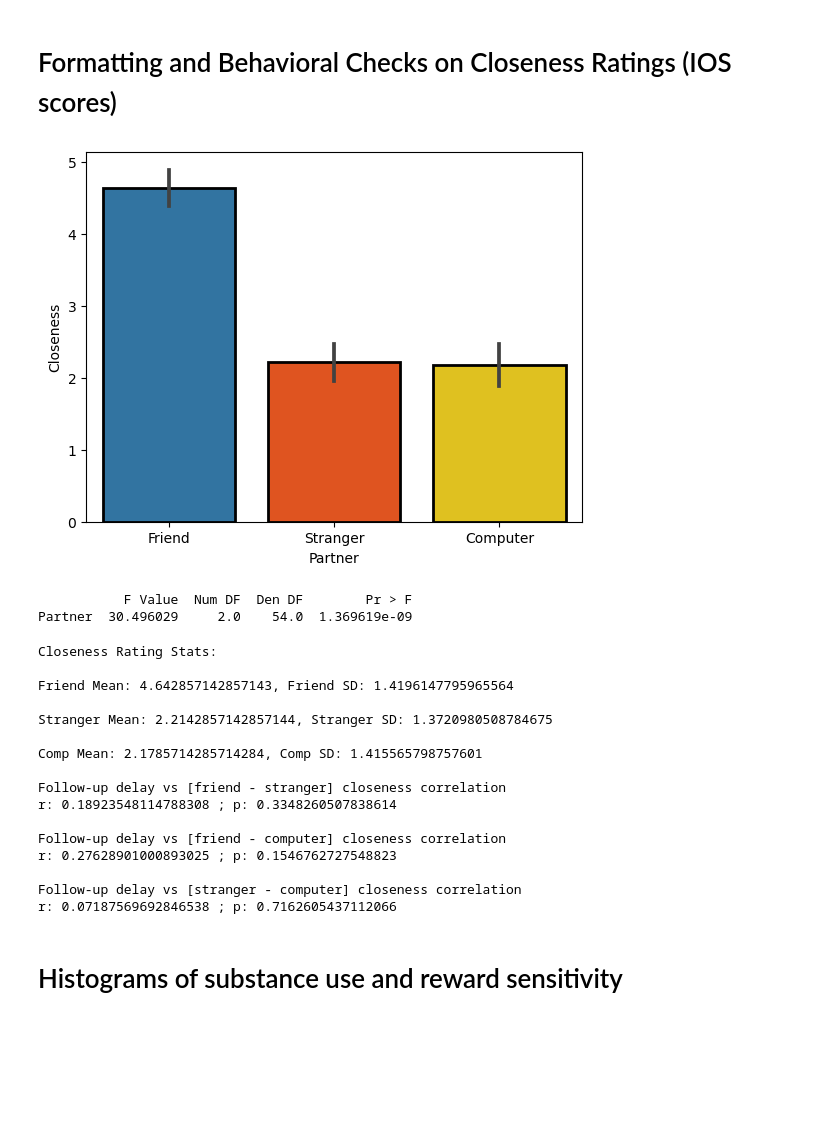
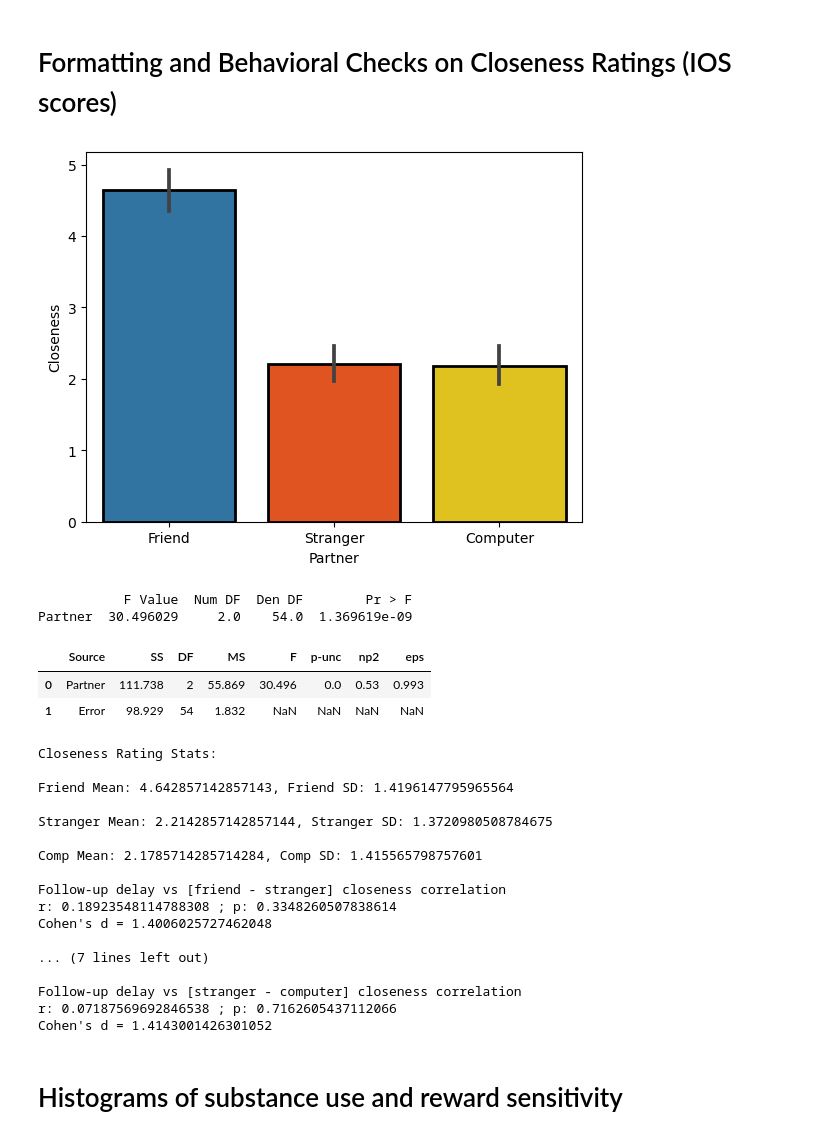
Before and after one commit to DVS-Lab/istart-sharedreward, a Jupyter notebook: code/SharedReward_behavioral-checks_and_prelim-data-analyses.ipynb, the cells around one changed output. Cells and saved outputs as stored; diff of their text form; code cells hidden in the pictures; blank space fills up the shorter version.

```diff
--- a/code/SharedReward_behavioral-checks_and_prelim-data-analyses.ipynb
+++ b/code/SharedReward_behavioral-checks_and_prelim-data-analyses.ipynb
@@ -113,21 +135,29 @@ len(audit_score_list) #number of participants who completed audit (and had scan
 # %%
 plt_df = df_ios[['Subject', 'ios_p', 'ios_fu_score','ios_computer']].copy()
 plt_df.columns = ['Subject', 'Friend', 'Stranger', 'Computer']
 plt_df = plt_df.melt(id_vars=['Subject'], value_vars=['Friend', 'Stranger', 'Computer'], var_name='Partner', value_name='Closeness')
 fig_closeness = sns.barplot(x = 'Partner', y = 'Closeness',data=plt_df, ci=68,
                             palette=['tab:blue','orangered','gold'], edgecolor='black', linewidth=2)
 #plt.savefig('../../istart-sharedreward/derivatives/Figures/mean_closeness.svg')
 plt.show()
 
 plt_df_anova = AnovaRM(plt_df, 'Closeness', 'Subject', within=['Partner'])
 plt_df_results = plt_df_anova.fit()
 #print(plt_df_anova.anova_table["Pr > F"][0])
 
 print(plt_df_results.anova_table)
+
+import pingouin as pg
+aov = pg.rm_anova(dv='Closeness', within='Partner',
+                  subject='Subject', data=plt_df, detailed=True, effsize="np2")
+aov.round(3)
 # %% [output]
 [figure]
            F Value  Num DF  Den DF        Pr > F
 Partner  30.496029     2.0    54.0  1.369619e-09
+|  | Source | SS | DF | MS | F | p-unc | np2 | eps |
+| 0 | Partner | 111.738 | 2 | 55.869 | 30.496 | 0.0 | 0.53 | 0.993 |
+| 1 | Error | 98.929 | 54 | 1.832 | NaN | NaN | NaN | NaN |
 # %%
 print("Closeness Rating Stats:")
 m = np.mean(df_ios['ios_p'])
@@ -149,10 +179,16 @@ subscreen = pd.read_excel('../derivatives/IOS_datediff.xlsx')
 subscreen_df = pd.merge(df_ios[['sub', 'ios_diff_fu', 'ios_diff_stranger', 'ios_diff_computer']], subscreen, on='sub', how = 'left')
 r,p = stats.pearsonr(subscreen_df['ios_diff_stranger'], subscreen_df['datediff'])
 print("\nFollow-up delay vs [friend - stranger] closeness correlation \nr: %s ; p: %s" %(r,p))
+cohen_d(subscreen_df['datediff'], subscreen_df['ios_diff_stranger'])
+print("\n")
 r,p = stats.pearsonr(subscreen_df['ios_diff_computer'], subscreen_df['datediff'])
 print("\nFollow-up delay vs [friend - computer] closeness correlation \nr: %s ; p: %s" %(r,p))
+cohen_d(subscreen_df['datediff'], subscreen_df['ios_diff_computer'])
+print("\n")
 r,p = stats.pearsonr(subscreen_df['ios_diff_fu'], subscreen_df['datediff'])
 print("\nFollow-up delay vs [stranger - computer] closeness correlation \nr: %s ; p: %s" %(r,p))
+cohen_d(subscreen_df['datediff'], subscreen_df['ios_diff_fu'])
+print("\n")
 # %% [output]
 Closeness Rating Stats:
 
@@ -164,12 +200,13 @@ Comp Mean: 2.1785714285714284, Comp SD: 1.415565798757601
 
 Follow-up delay vs [friend - stranger] closeness correlation
 r: 0.18923548114788308 ; p: 0.3348260507838614
+Cohen's d = 1.4006025727462048
 
-Follow-up delay vs [friend - computer] closeness correlation
-r: 0.27628901000893025 ; p: 0.1546762727548823
+... (7 lines left out)
 
 Follow-up delay vs [stranger - computer] closeness correlation
 r: 0.07187569692846538 ; p: 0.7162605437112066
+Cohen's d = 1.4143001426301052
 # %% [markdown]
 # Histograms of substance use and reward sensitivity
 # %%
```
Also changed, not shown: parts of 5 cells of this notebook, 5 other files.
